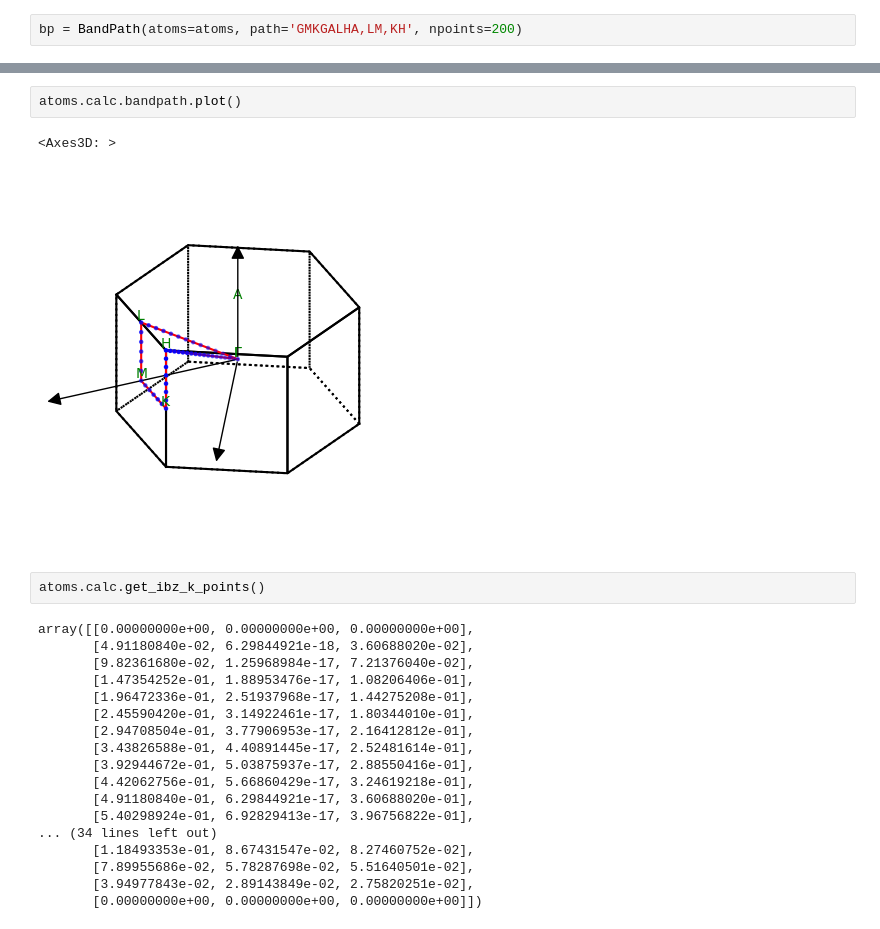
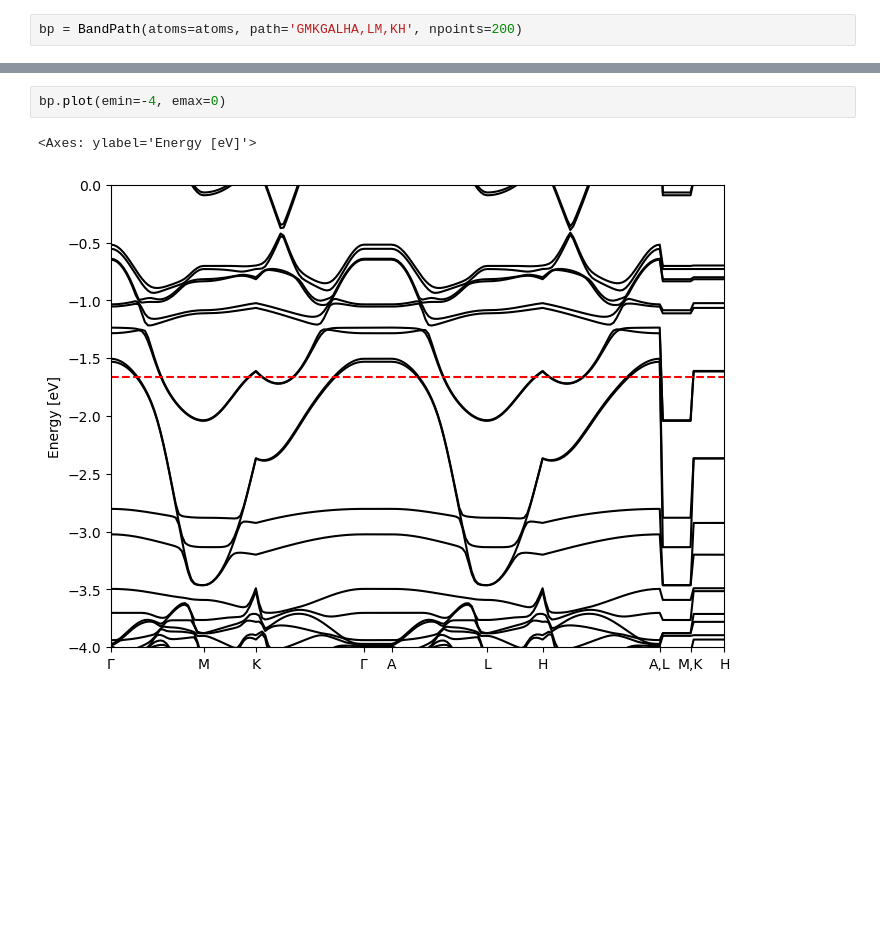
Before and after one commit to fireball-QMD/fireballpy, a Jupyter notebook: examples/bands.ipynb, the cells around one changed output, grey strips where cells are left out. Drawn from its saved outputs; the diff is of its cells as text; blank space fills up the shorter version.

Commit message:
bandpath

```diff
--- a/examples/bands.ipynb
+++ b/examples/bands.ipynb
@@ -20,25 +51,5 @@ bs.plot(emin=-3.0, emax=1.0)
-# %%
-atoms.calc.bandpath.plot()
-# %% [output]
-<Axes3D: >
-[figure, removed]
-# %%
-atoms.calc.get_ibz_k_points()
-# %% [output]
-array([[0.00000000e+00, 0.00000000e+00, 0.00000000e+00],
-       [4.91180840e-02, 6.29844921e-18, 3.60688020e-02],
-       [9.82361680e-02, 1.25968984e-17, 7.21376040e-02],
-       [1.47354252e-01, 1.88953476e-17, 1.08206406e-01],
-       [1.96472336e-01, 2.51937968e-17, 1.44275208e-01],
-       [2.45590420e-01, 3.14922461e-17, 1.80344010e-01],
-       [2.94708504e-01, 3.77906953e-17, 2.16412812e-01],
-       [3.43826588e-01, 4.40891445e-17, 2.52481614e-01],
-       [3.92944672e-01, 5.03875937e-17, 2.88550416e-01],
-       [4.42062756e-01, 5.66860429e-17, 3.24619218e-01],
-       [4.91180840e-01, 6.29844921e-17, 3.60688020e-01],
-       [5.40298924e-01, 6.92829413e-17, 3.96756822e-01],
-... (34 lines left out)
-       [1.18493353e-01, 8.67431547e-02, 8.27460752e-02],
-       [7.89955686e-02, 5.78287698e-02, 5.51640501e-02],
-       [3.94977843e-02, 2.89143849e-02, 2.75820251e-02],
-       [0.00000000e+00, 0.00000000e+00, 0.00000000e+00]])
+# %%
+bp.plot(emin=-4, emax=0)
+# %% [output]
+<Axes: ylabel='Energy [eV]'>
+[figure, added]
```
Also changed, not shown: parts of 4 cells of this notebook, 13 other files.
